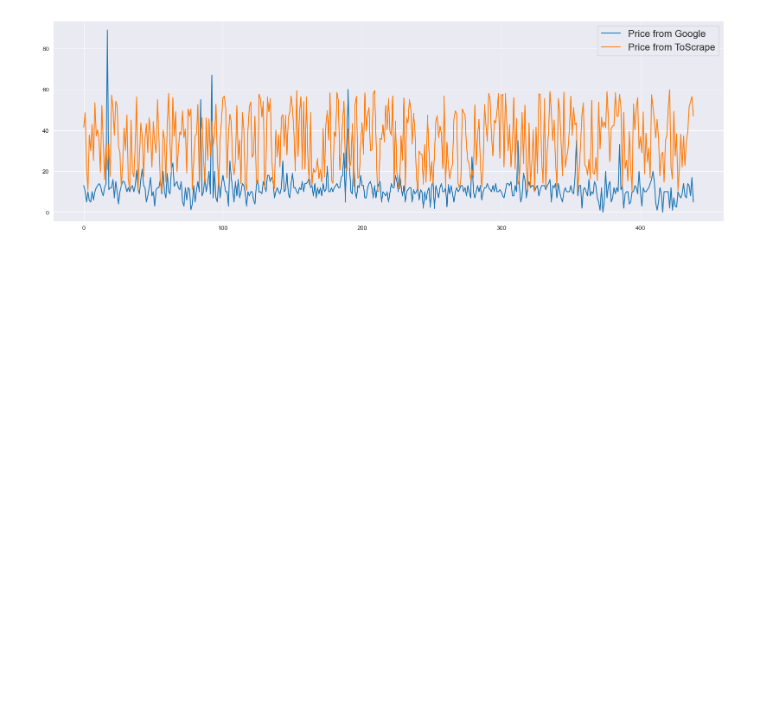
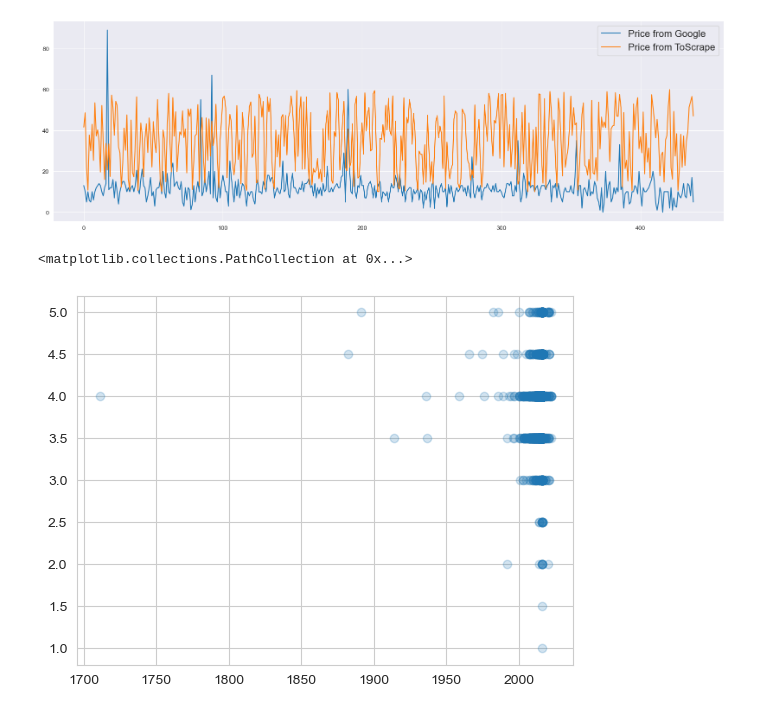
Before and after one commit to Zirui-Zhou/INT303_Web_Scraping_And_Data_Analysis, a Jupyter notebook: Zirui_Zhou+1927924.ipynb, the cells around one changed output. Saved outputs shown, nothing was run; the diff lists cells and outputs as text; code cells hidden in the pictures; blank space fills up the shorter version.

```diff
--- a/Zirui_Zhou+1927924.ipynb
+++ b/Zirui_Zhou+1927924.ipynb
@@ -729,3 +761,14 @@ ax7.legend(fontsize=16)
 # %% [output]
 <matplotlib.legend.Legend at 0x...>
 [figure]
+# %%
+
+info = book_info[book_info[['Google Published Date', "Google Rating", "Google Price"]].notnull().all(axis=1)][['Google Published Date', "Google Rating"]]
+info['Google Published Date'] = pandas.to_datetime(info['Google Published Date'], format="%Y-%m-%d").dt.year
+info = info[info["Google Published Date"].ge(0)]
+
+
+plt.scatter(info["Google Published Date"], info["Google Rating"], alpha=0.2)
+# %% [output]
+<matplotlib.collections.PathCollection at 0x...>
+[figure, added]
```
Also changed, not shown: parts of 10 cells of this notebook.
